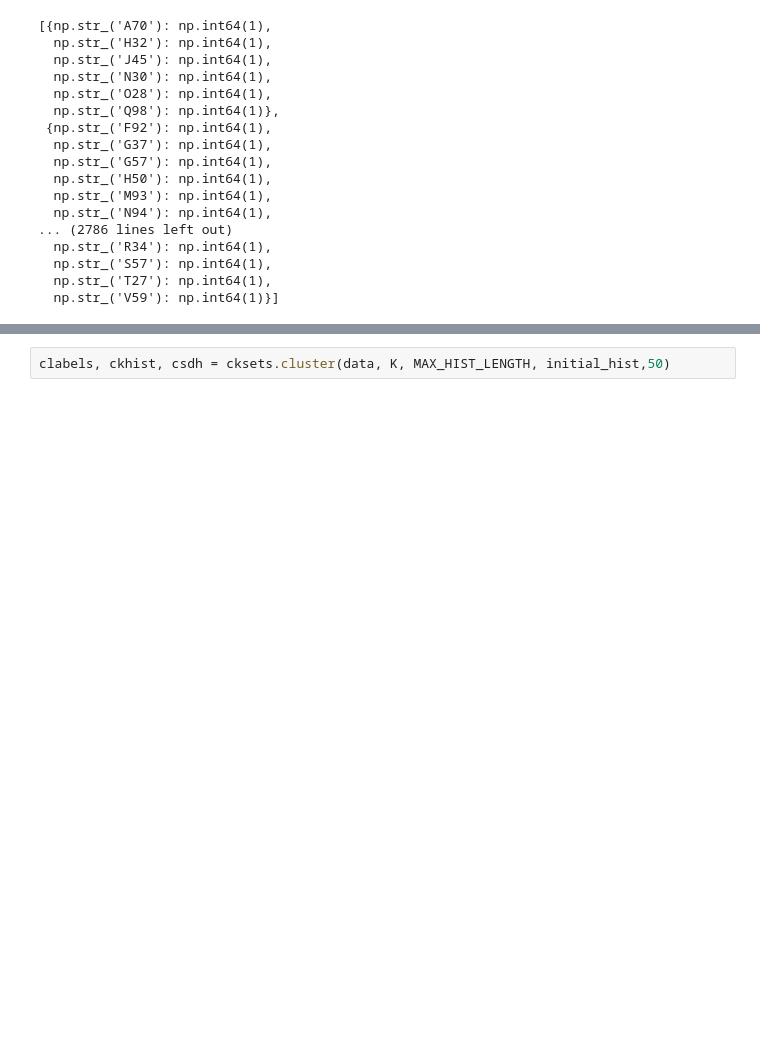
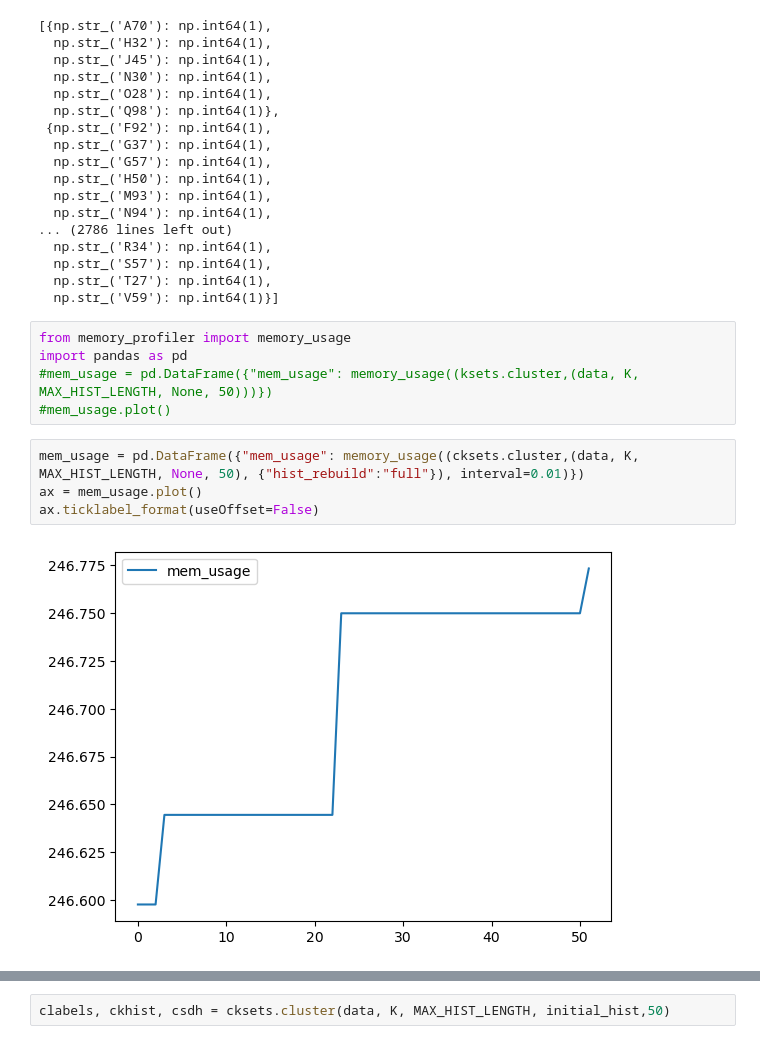
Before and after one commit to rekm/cksets, a Jupyter notebook: notebooks/playground.ipynb, the cells around one changed output, grey strips where cells are left out. Drawn from its saved outputs; the diff is of its cells as text; blank space fills up the shorter version.

Commit message:
adds memory profiler

```diff
--- a/notebooks/playground.ipynb
+++ b/notebooks/playground.ipynb
@@ -58,3 +58,14 @@ initial_hist
   np.str_('S57'): np.int64(1),
   np.str_('T27'): np.int64(1),
   np.str_('V59'): np.int64(1)}]
+# %%
+from memory_profiler import memory_usage
+import pandas as pd
+#mem_usage = pd.DataFrame({"mem_usage": memory_usage((ksets.cluster,(data, K, MAX_HIST_LENGTH, None, 50)))})
+#mem_usage.plot()
+# %%
+mem_usage = pd.DataFrame({"mem_usage": memory_usage((cksets.cluster,(data, K, MAX_HIST_LENGTH, None, 50), {"hist_rebuild":"full"}), interval=0.01)})
+ax = mem_usage.plot()
+ax.ticklabel_format(useOffset=False)
+# %% [output]
+[figure, added]
```
Also changed, not shown: parts of 9 cells of this notebook, 1 other file.
